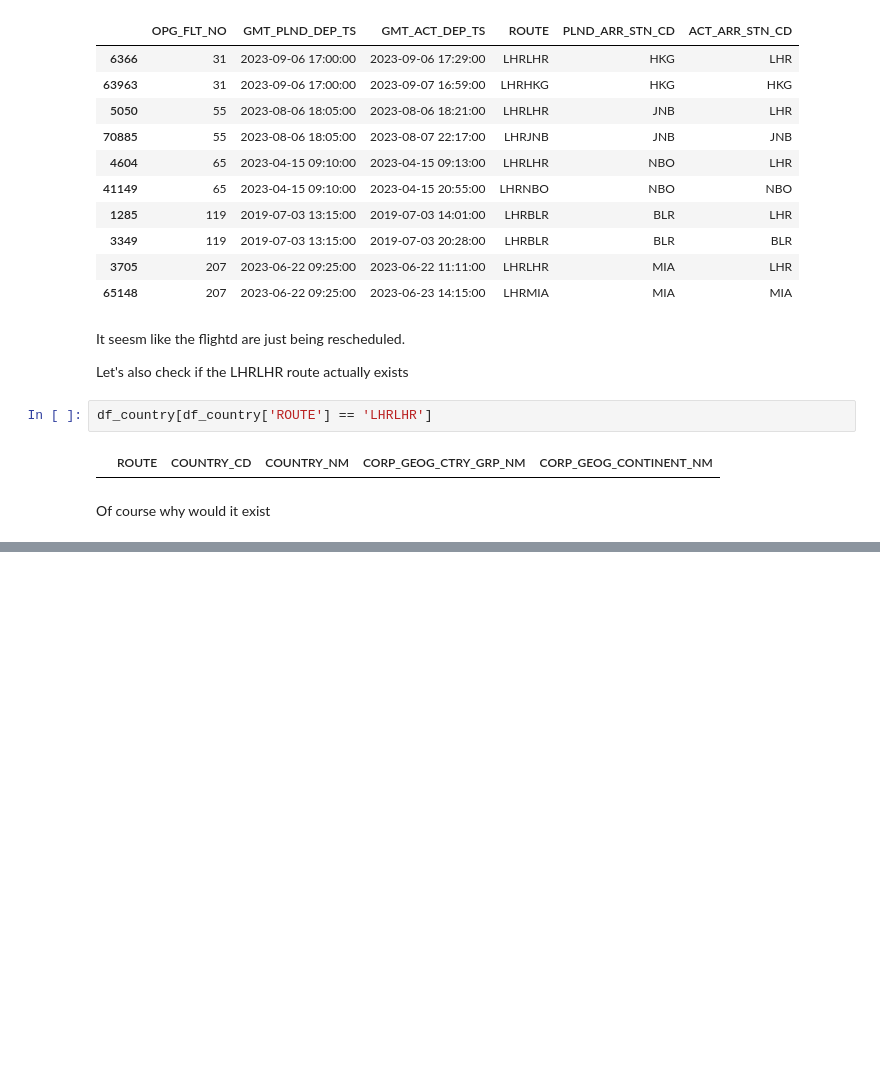
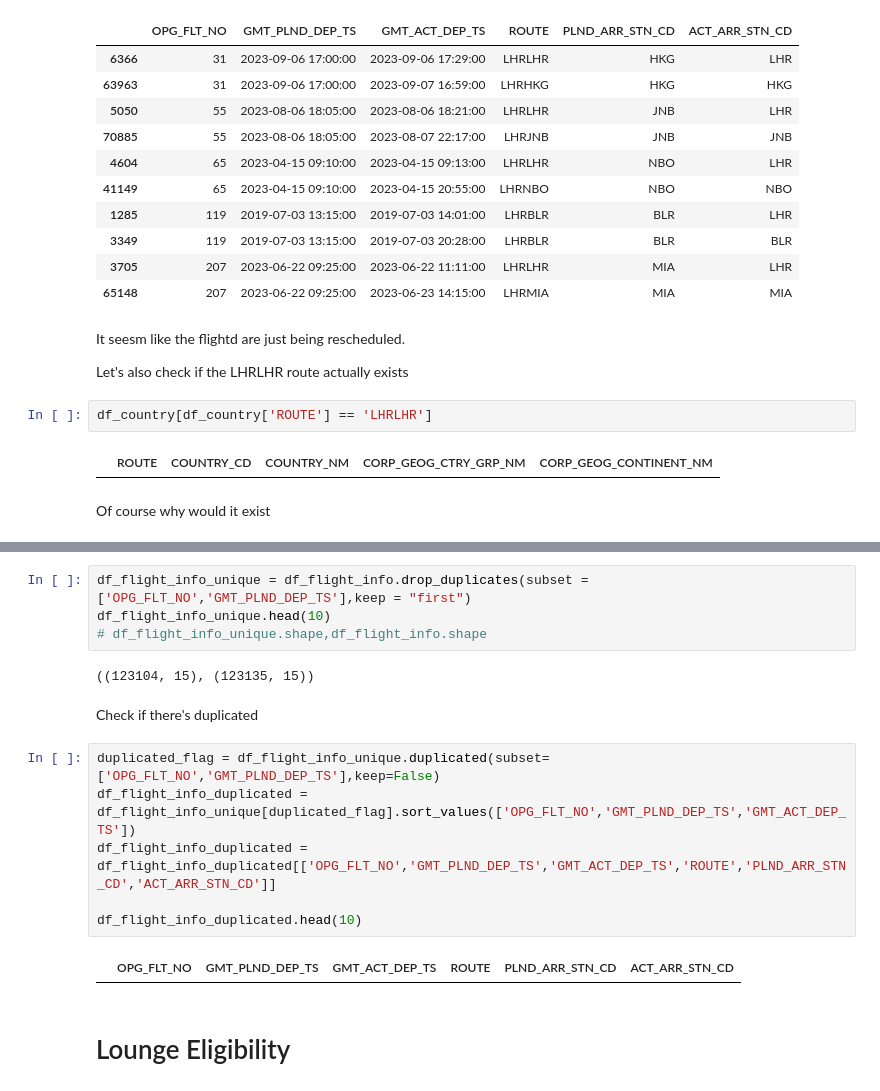
Before and after one commit to IanMaHKG-BA/Hackathon_Team_1, a Jupyter notebook: Ian's_Data_Discovery.ipynb, the cells around one changed output, grey strips where cells are left out. Saved outputs shown, nothing was run; the diff lists cells and outputs as text; blank space fills up the shorter version.

```diff
--- a/Ian's_Data_Discovery.ipynb
+++ b/Ian's_Data_Discovery.ipynb
@@ -198,0 +230,18 @@ Of course why would it exist
+# %%
+df_flight_info_unique = df_flight_info.drop_duplicates(subset = ['OPG_FLT_NO','GMT_PLND_DEP_TS'],keep = "first")
+df_flight_info_unique.head(10)
+# df_flight_info_unique.shape,df_flight_info.shape
+# %% [output]
+((123104, 15), (123135, 15))
+# %% [markdown]
+Check if there's duplicated
+# %%
+duplicated_flag = df_flight_info_unique.duplicated(subset=['OPG_FLT_NO','GMT_PLND_DEP_TS'],keep=False)
+df_flight_info_duplicated = df_flight_info_unique[duplicated_flag].sort_values(['OPG_FLT_NO','GMT_PLND_DEP_TS','GMT_ACT_DEP_TS'])
+df_flight_info_duplicated = df_flight_info_duplicated[['OPG_FLT_NO','GMT_PLND_DEP_TS','GMT_ACT_DEP_TS','ROUTE','PLND_ARR_STN_CD','ACT_ARR_STN_CD']]
+
+df_flight_info_duplicated.head(10)
+# %% [output]
+|  | OPG_FLT_NO | GMT_PLND_DEP_TS | GMT_ACT_DEP_TS | ROUTE | PLND_ARR_STN_CD | ACT_ARR_STN_CD |
+# %% [markdown]
+# Lounge Eligibility
```
Also changed, not shown: parts of 6 cells of this notebook.
